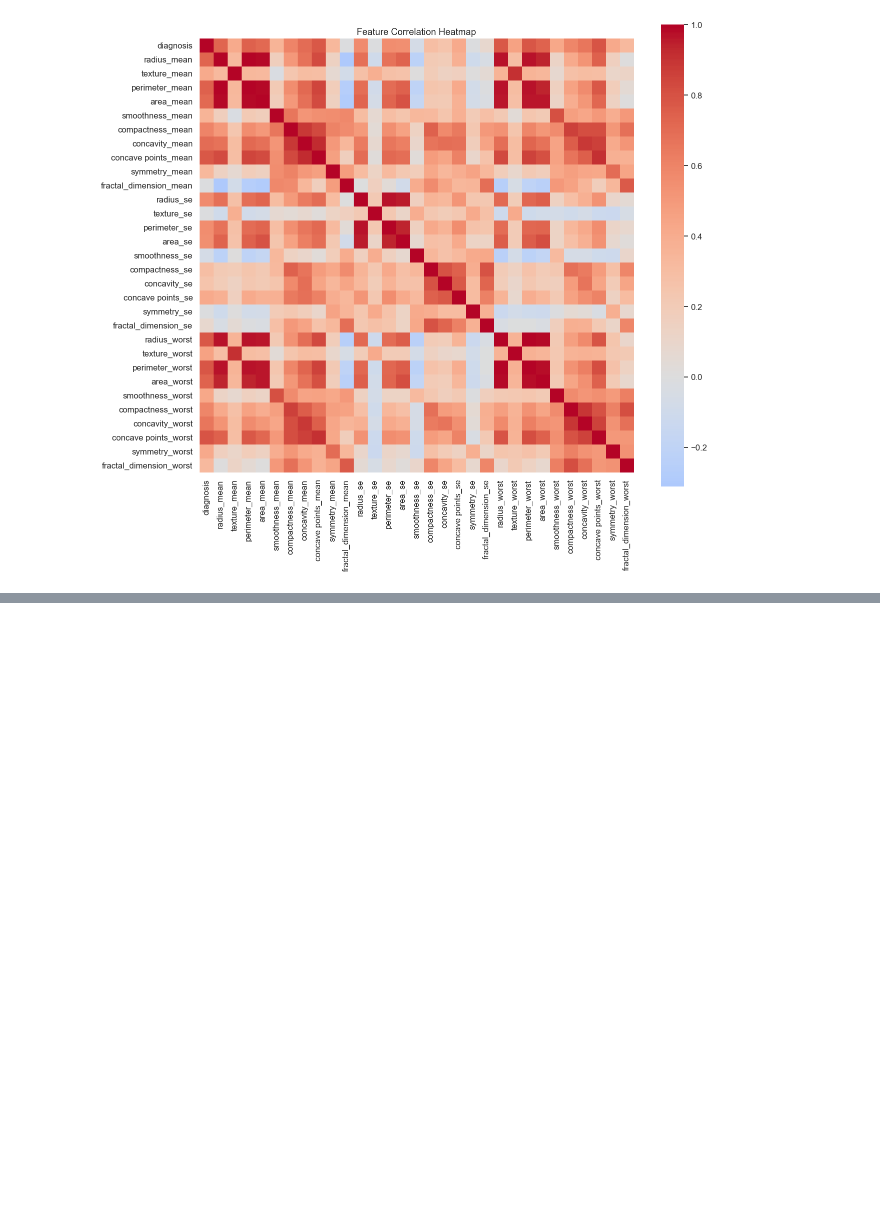
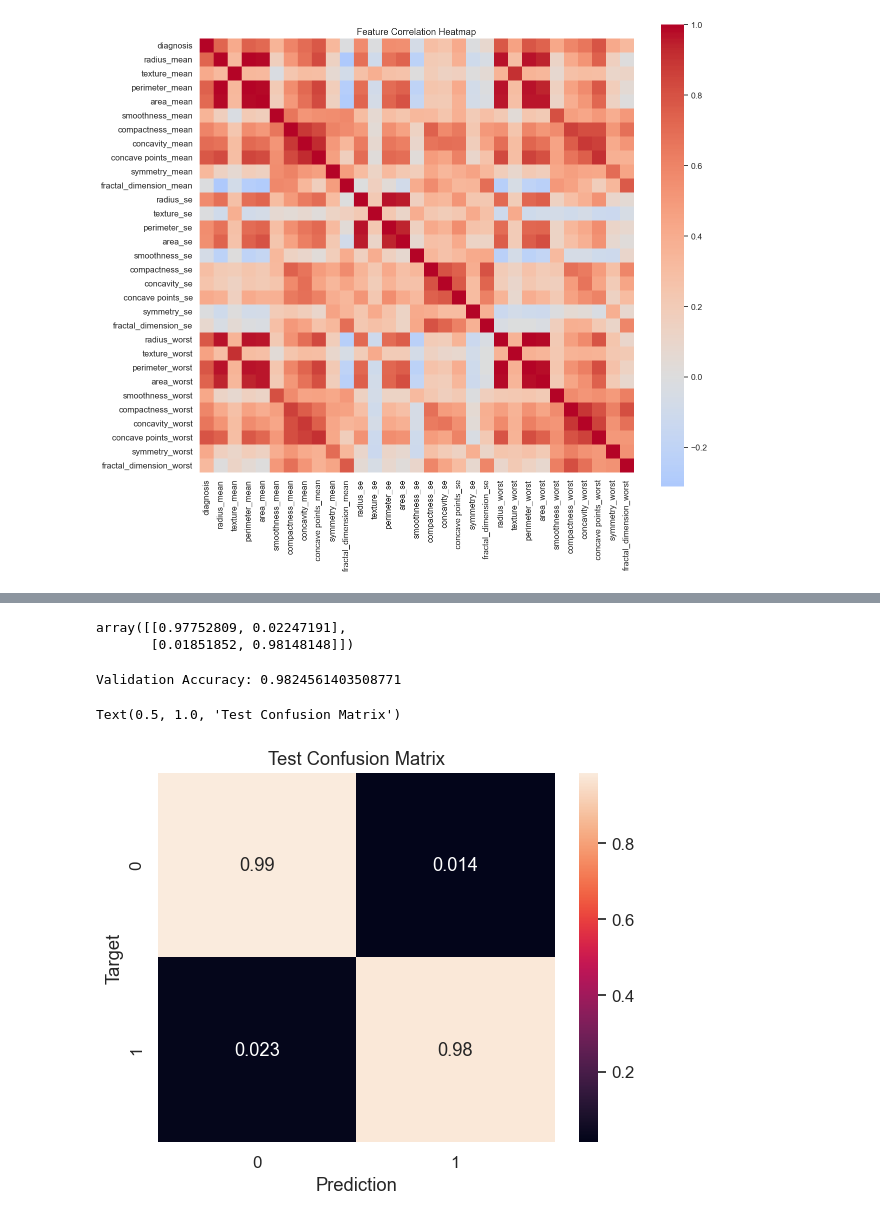
Before and after one commit to OjPreshuz/breast-cancer-logreg, a Jupyter notebook: notebooks/data_exploration.ipynb, the cells around one changed output, grey strips where cells are left out. Saved outputs shown, nothing was run; the diff lists cells and outputs as text; code cells hidden in the pictures; blank space fills up the shorter version.

```diff
--- a/notebooks/data_exploration.ipynb
+++ b/notebooks/data_exploration.ipynb
@@ -176,0 +427,24 @@ Text(0.5, 1.0, 'Feature Correlation Heatmap')
+# %%
+cf_val
+# %% [output]
+array([[0.97752809, 0.02247191],
+       [0.01851852, 0.98148148]])
+# %%
+# Test Accuracy
+model = LogisticRegression(solver = 'liblinear')
+model.fit(X_train, y_train)
+test_preds = model.predict(X_test)
+
+print('Validation Accuracy:', accuracy_score(y_test, test_preds))
+# %% [output]
+Validation Accuracy: 0.9824561403508771
+# %%
+cf_test = confusion_matrix(y_test, test_preds, normalize = 'true')
+plt.figure()
+sns.heatmap(cf_test, annot = True)
+plt.xlabel('Prediction')
+plt.ylabel('Target')
+plt.title('Test Confusion Matrix')
+# %% [output]
+Text(0.5, 1.0, 'Test Confusion Matrix')
+[figure, added]
```
Also changed, not shown: parts of 41 cells of this notebook.
